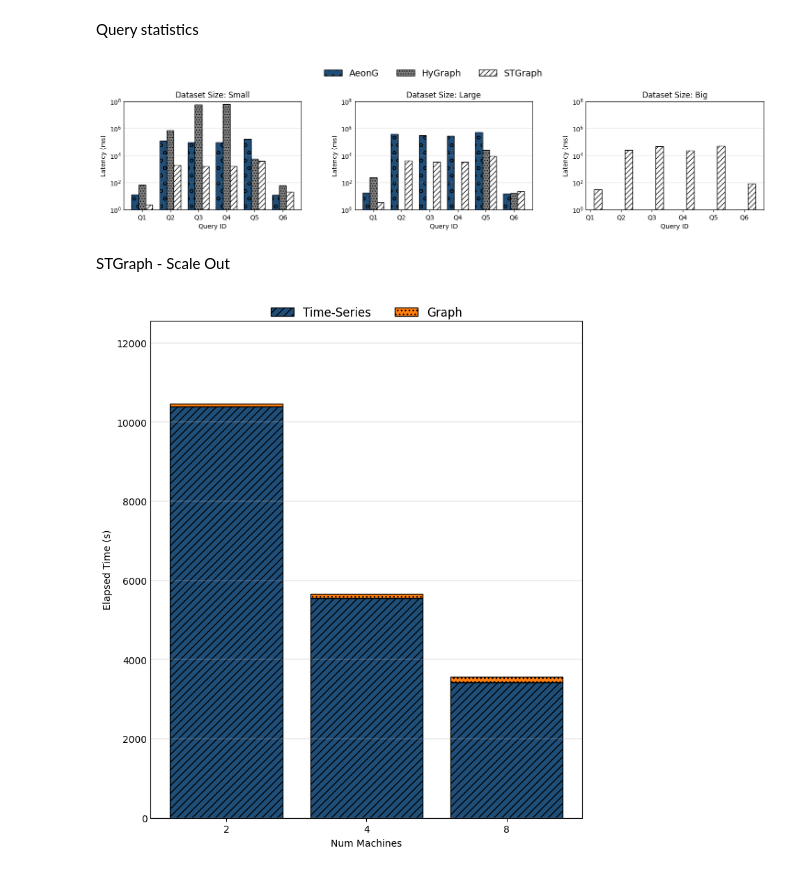
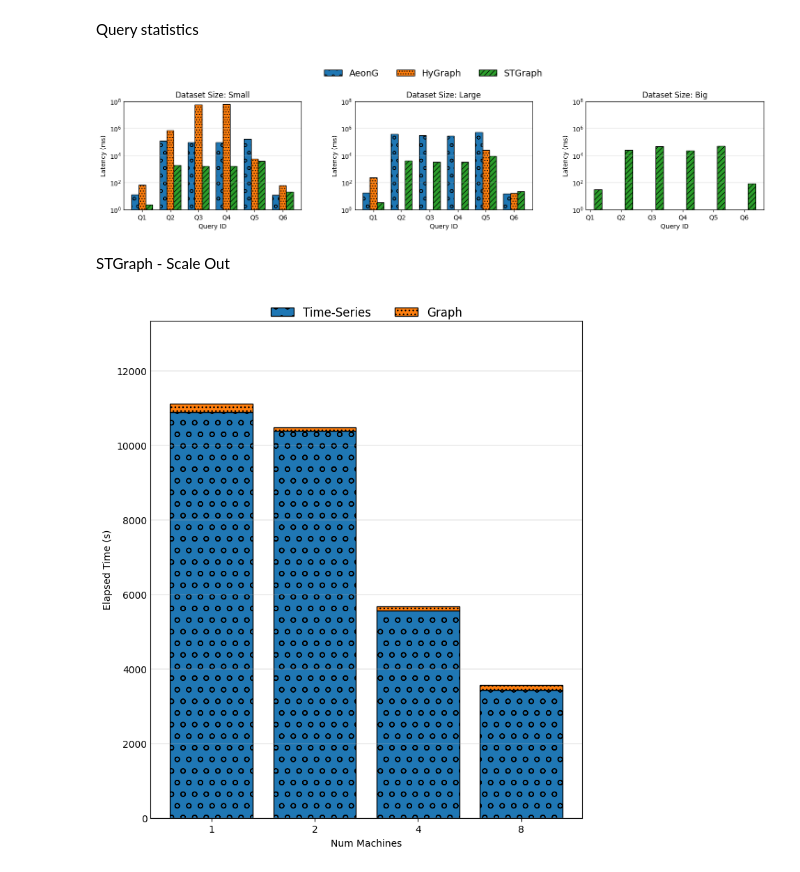
Before and after one commit to big-unibo/STGraph-evaluation, a Jupyter notebook: postprocessing/STGraph.ipynb, the cells around one changed output. Drawn from its saved outputs; the diff is of its cells as text; code cells hidden in the pictures.

Commit message:
chore: changing figures and repo organization

```diff
--- a/postprocessing/STGraph.ipynb
+++ b/postprocessing/STGraph.ipynb
@@ -8,7 +8,7 @@ import matplotlib.ticker as mticker
 # %% [markdown]
 ### Merging evaluation systems results
 # %%
-statistics_path = os.path.join(os.sep, "home", "results")
+statistics_path = os.path.join(os.sep, "home", "data")
 
 query_statistics_output_file  = os.path.join(statistics_path, "query_statistics.csv")
 ingestion_statistics_output_file = os.path.join(statistics_path, "ingestion_statistics.csv")
@@ -32,6 +32,9 @@ for evaluated_system in os.listdir(statistics_path):
         ingestion_statistics = pd.concat([ingestion_statistics, pd.read_csv(ingestion_file)], ignore_index=True)
         query_statistics = pd.concat([query_statistics, pd.read_csv(query_file)], ignore_index=True)
 
+ingestion_statistics["datasetSize"] = ingestion_statistics["datasetSize"].apply(lambda x: str.capitalize(x))
+query_statistics["datasetSize"] = query_statistics["datasetSize"].apply(lambda x: str.capitalize(x))
+
 ingestion_statistics.to_csv(ingestion_statistics_output_file, index=False )
 query_statistics.to_csv(query_statistics_output_file, index=False )
 # %% [markdown]
@@ -45,6 +48,9 @@ query_names = {
     "AgentOutlier": "Q5",
     "AgentHistory": "Q6"
 }
+
+colors = plt.rcParams['axes.prop_cycle'].by_key()['color']
+patterns = ['solid', '...', '///']              # hatch patterns for consistency
 # %% [markdown]
 ## Generating figures
 # %% [markdown]
@@ -155,7 +181,7 @@ query_df = query_df.loc[query_df["datasetSize"] != "big_long"]
 query_df["queryID"] = query_df["queryName"].apply(lambda row: query_names[row])
 
 # List of unique dataset sizes
-dataset_sizes = ["small","large","big"]
+dataset_sizes = ["Small", "Large", "Big"]
 
 # Create figure with a subplot for each dataset size
 fig, axes = plt.subplots(1, len(dataset_sizes), figsize=(6 * len(dataset_sizes), 4))  # removed sharey=True
@@ -166,8 +192,6 @@ if len(dataset_sizes) == 1:
 
 # Plot parameters
 bar_width = 0.25
-patterns = ['solid', '...', '///']
-colors = ['#1f4e79', '#7f7f7f', '#ffffff']
 all_models = sorted(query_df["model"].unique())
 
 for ax, ds in zip(axes, dataset_sizes):
@@ -240,7 +264,7 @@ plt.subplots_adjust(top=0.7, wspace=0.3)  # lower top to bring the legend closer
 plt.savefig(os.path.join(figures_path,"query_statistics.svg"), format='svg', bbox_inches='tight')
 plt.show()
 # %% [output]
-[figure, old version]
+[figure, new version]
 # %% [markdown]
 STGraph - Scale Out
 # %%
@@ -290,10 +314,6 @@ def plot_stacked_elapsed_times(df, model_filter, threads_filter, dataset_filter,
     # Create figure and axes
     fig, ax = plt.subplots(figsize=(8, 6))
 
-    # Colors and hatch patterns (TS below, Graph above)
-    colors = ["#1f4e79", "#ff7f0e"]
-    patterns = ['///', '...']
-
     # Draw stacked bars
     bottom = np.zeros(len(grouped))
     for i, col in enumerate(["tsElapsedTime", "graphElapsedTime"]):
@@ -312,32 +332,32 @@ def plot_stacked_elapsed_times(df, model_filter, threads_filter, dataset_filter,
     ax.set_xticks(x)
     ax.set_xticklabels(grouped["numMachines"])
     ax.set_xlabel("Num Machines")
 
     # Y-axis – linear scale with extra space above maximum
     ax.set_ylabel(f"Elapsed Time ({unit})")
     ax.set_ylim(0, bottom.max() * 1.2)
     ax.tick_params(axis='y', which='both', length=0)  # remove tick lines
 
     # Horizontal grid lines for reference
     ax.grid(True, axis="y", linewidth=0.3)
 
     # Custom legend for stacked bars
     handles = [
         mpatches.Patch(facecolor=colors[i], edgecolor='black', hatch=patterns[i],
                        label=col.replace("ElapsedTime", " Latency"))
         for i, col in enumerate(["Time-Series", "Graph"])
     ]
     ax.legend(handles=handles, loc='upper center', ncol=2, frameon=False,
               bbox_to_anchor=(0.5, 1.05), fontsize=12)
 
     # Adjust layout and save figure as SVG
     plt.subplots_adjust(top=1.3, wspace=0.3)
     plt.savefig(os.path.join(figures_path, f"scaleout_statistics_{unit}.svg"), format='svg', bbox_inches='tight')
 
     # Show the plot
     plt.show()
 
 # Example usage:
-plot_stacked_elapsed_times(ingestion_statistics, "STGraph", 16, "big_long", unit="s")
+plot_stacked_elapsed_times(ingestion_statistics, "STGraph", 16, "Big_long", unit="s")
 # %% [output]
-[figure, old version]
+[figure, new version]
```
Also changed, not shown: parts of 2 cells of this notebook, 11 other files.
